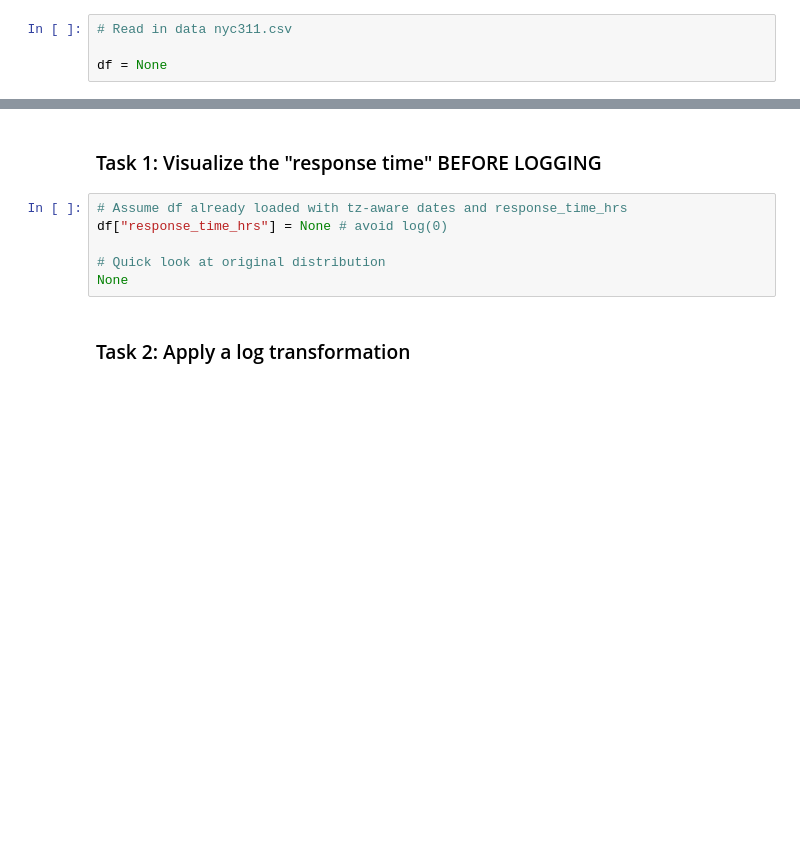
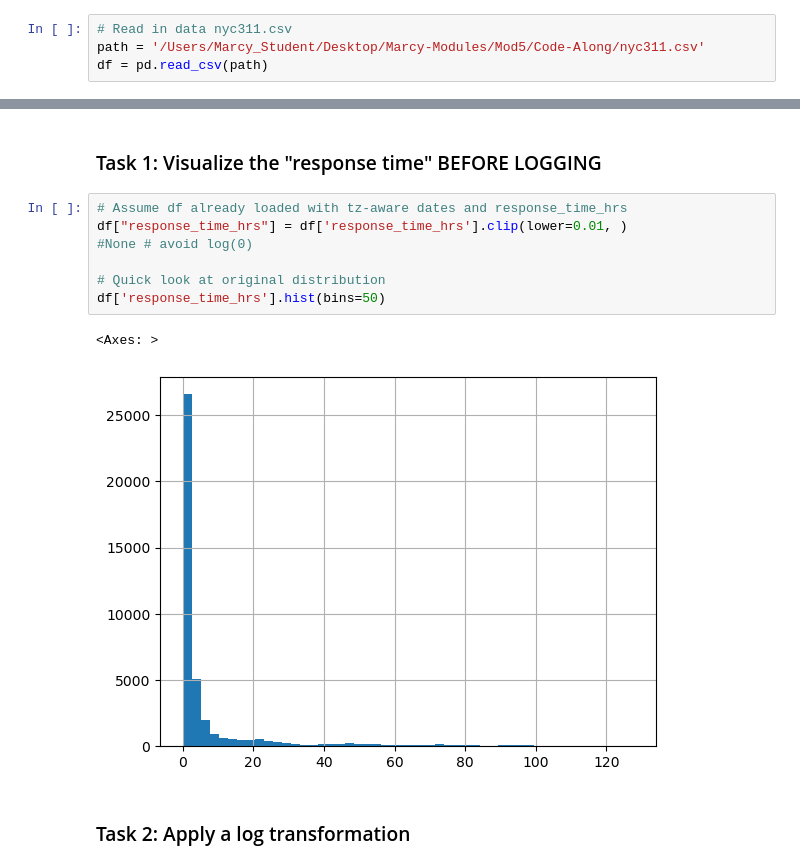
Before and after one commit to ro-the-creator/DA2025_Lectures, a Jupyter notebook: Mod5/CodeAlongs/Mod5L3_CodeAlong_STUDENT.ipynb, the cells around one changed output, grey strips where cells are left out. Saved outputs shown, nothing was run; the diff lists cells and outputs as text; blank space fills up the shorter version.

```diff
--- a/Mod5/CodeAlongs/Mod5L3_CodeAlong_STUDENT.ipynb
+++ b/Mod5/CodeAlongs/Mod5L3_CodeAlong_STUDENT.ipynb
@@ -13,8 +13,8 @@ import numpy as np
 import matplotlib.pyplot as plt
 # %%
 # Read in data nyc311.csv
-
-df = None
+path = '/Users/Marcy_Student/Desktop/Marcy-Modules/Mod5/Code-Along/nyc311.csv'
+df = pd.read_csv(path)
 # %%
 #Run this cell without changes!  You've done this in the previous code
 
@@ -59,10 +59,14 @@ df = df.dropna(subset=["Created Date", "Closed Date"])
 ### Task 1:  Visualize the "response time" BEFORE LOGGING
 # %%
 # Assume df already loaded with tz-aware dates and response_time_hrs
-df["response_time_hrs"] = None # avoid log(0)
+df["response_time_hrs"] = df['response_time_hrs'].clip(lower=0.01, )
+#None # avoid log(0)
 
 # Quick look at original distribution
-None
+df['response_time_hrs'].hist(bins=50)
+# %% [output]
+<Axes: >
+[figure, added]
 # %% [markdown]
 ### Task 2:  Apply a log transformation
 # %%
```
Also changed, not shown: parts of 2 cells of this notebook, 2 other files.
